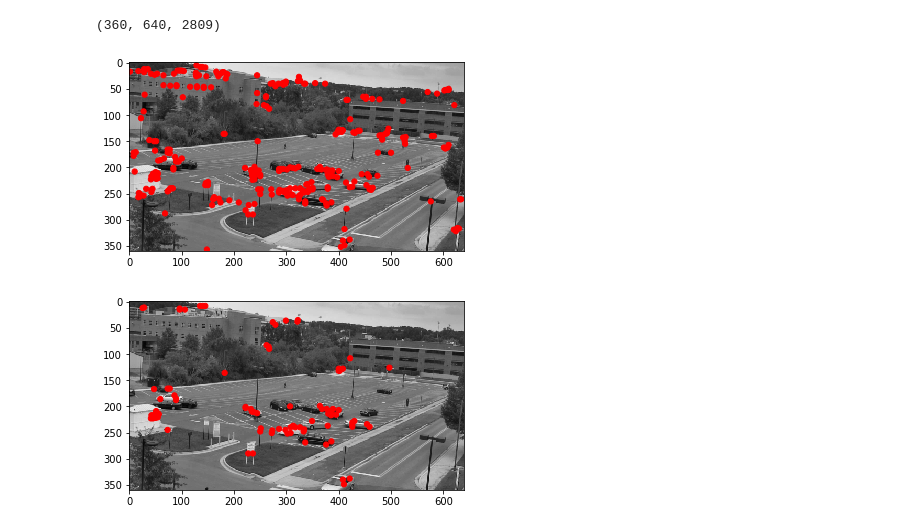
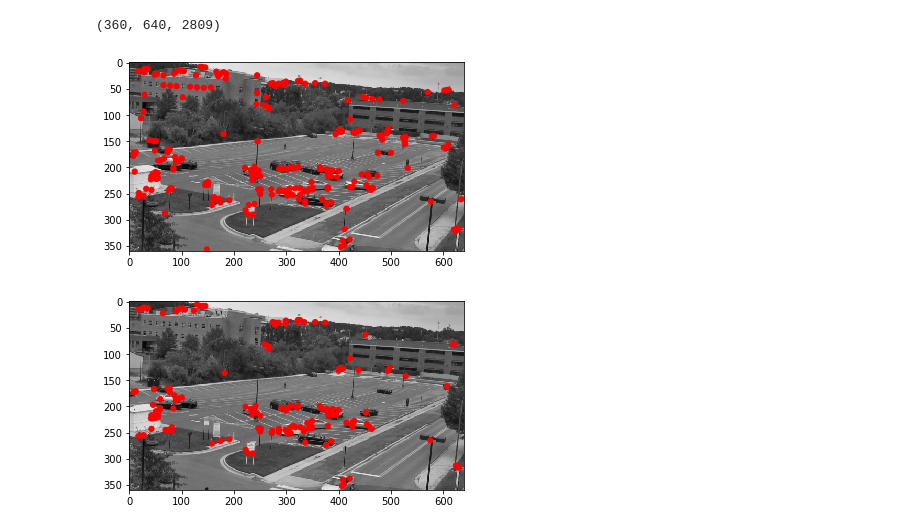
Before and after one commit to LoniasGR/video-analysis, a Jupyter notebook: Assignment1/Part2/part2.ipynb, the cells around one changed output. Drawn from its saved outputs; the diff is of its cells as text; code cells hidden in the pictures.

```diff
--- a/Assignment1/Part2/part2.ipynb
+++ b/Assignment1/Part2/part2.ipynb
@@ -52,12 +52,12 @@ print(frames.shape)
 # %%
 firstFrame = frames[:,:,0]
 # %%
-corners = trackFeatures(firstFrame, 'shi-tomasi',maxCorners = 300, qualityLevel = 0.1, minDistance = 2)
+corners = trackFeatures(firstFrame, 'shi-tomasi',maxCorners = 500, qualityLevel = 0.15, minDistance = 3)
 showInterestPoints(firstFrame, corners)
 # %% [output]
-[figure, old version]
+[figure, new version]
 # %%
-corners_h = trackFeatures(firstFrame,'harris',maxCorners = 300, qualityLevel = 0.1, minDistance = 1)
+corners_h = trackFeatures(firstFrame,'harris',maxCorners = 1000, qualityLevel = 0.05, minDistance = 3)
 showInterestPoints(firstFrame, corners_h)
 # %% [output]
-[figure, old version]
+[figure, new version]
```
Also changed, not shown: parts of 2 cells of this notebook, 1 other file.
